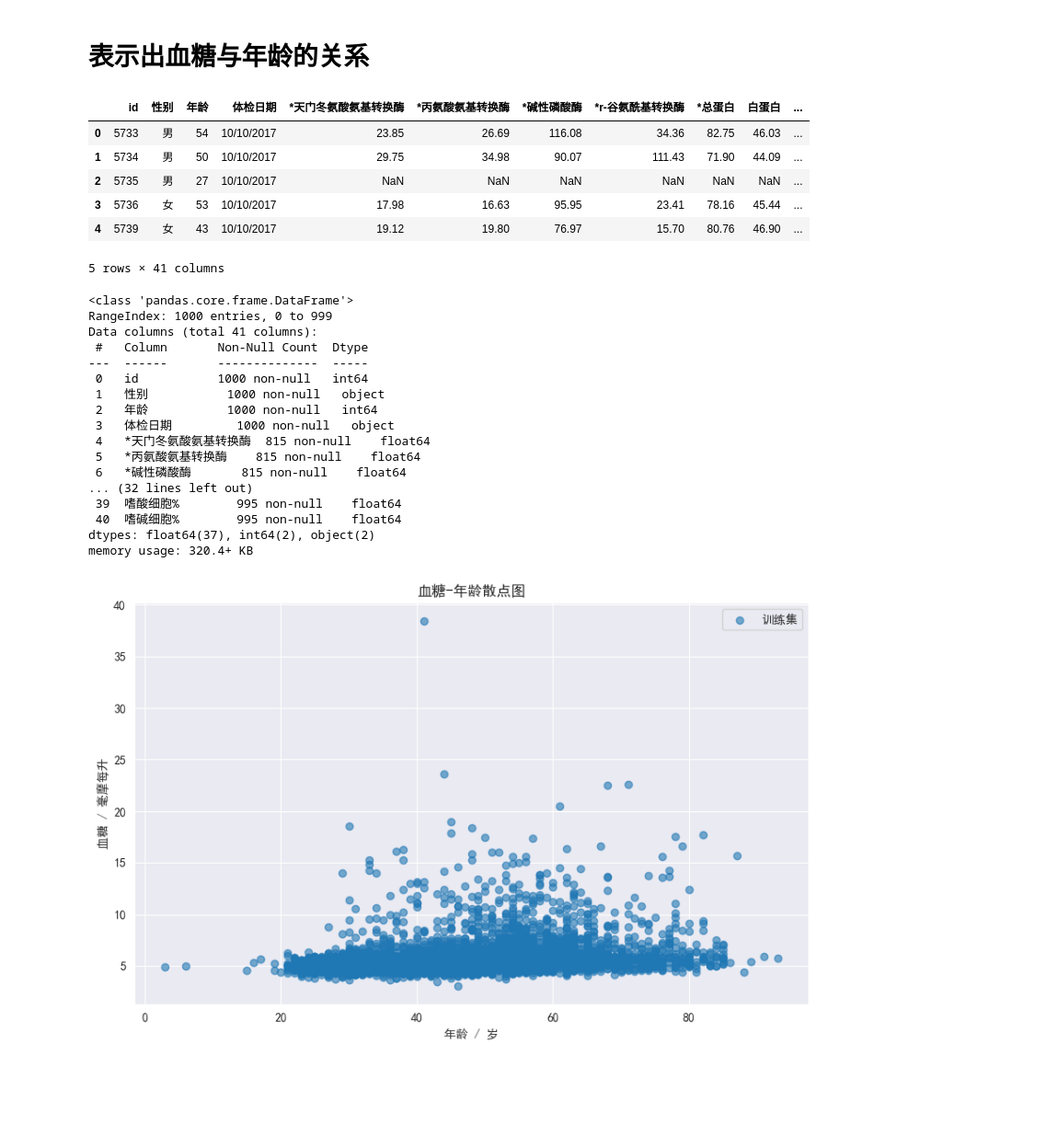
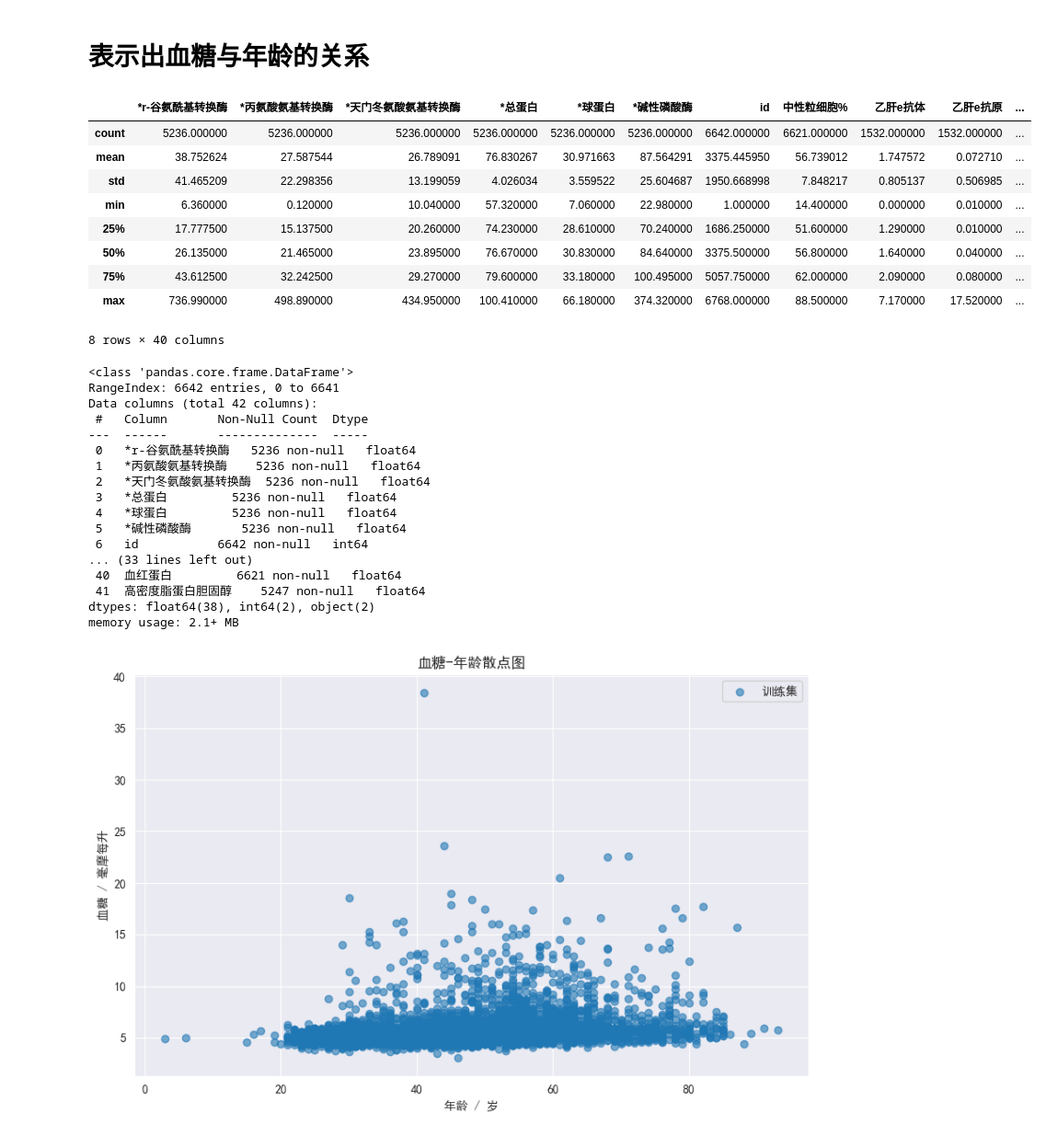
Before and after one commit to TennousuAthena/plasma_glucose_analyse, a Jupyter notebook: analyse.ipynb, the cells around one changed output. Shown: that part at 92% size. Saved outputs shown, nothing was run; the diff lists cells and outputs as text; code cells hidden in the pictures; blank space fills up the shorter version.

```diff
--- a/analyse.ipynb
+++ b/analyse.ipynb
@@ -17,40 +34,43 @@ PPT讲解 10分钟   严格控制时间。 PPT文档及word说明文档10月19
 # %%
 import pandas as pd
 import matplotlib.pyplot as plt
 
 # 数据读取
-dataTest = pd.read_csv("bloodsugar_test.csv" ,encoding='gbk')
-dataTrain = pd.read_csv("bloodsugar_train.csv" ,encoding='gbk')
+dataTest = pd.read_csv("bloodsugar_test.csv" , encoding='gbk')
+dataTrain = pd.read_csv("bloodsugar_train.csv" , encoding='gbk')
 
-dataTest.head()
+dataTrain.describe()
 # %% [output]
-|  | id | 性别 | 年龄 | 体检日期 | *天门冬氨酸氨基转换酶 | *丙氨酸氨基转换酶 | *碱性磷酸酶 | *r-谷氨酰基转换酶 | *总蛋白 | 白蛋白 | ... |
-| 0 | 5733 | 男 | 54 | 10/10/2017 | 23.85 | 26.69 | 116.08 | 34.36 | 82.75 | 46.03 | ... |
-| 1 | 5734 | 男 | 50 | 10/10/2017 | 29.75 | 34.98 | 90.07 | 111.43 | 71.90 | 44.09 | ... |
-| 2 | 5735 | 男 | 27 | 10/10/2017 | NaN | NaN | NaN | NaN | NaN | NaN | ... |
-| 3 | 5736 | 女 | 53 | 10/10/2017 | 17.98 | 16.63 | 95.95 | 23.41 | 78.16 | 45.44 | ... |
-| 4 | 5739 | 女 | 43 | 10/10/2017 | 19.12 | 19.80 | 76.97 | 15.70 | 80.76 | 46.90 | ... |
+|  | *r-谷氨酰基转换酶 | *丙氨酸氨基转换酶 | *天门冬氨酸氨基转换酶 | *总蛋白 | *球蛋白 | *碱性磷酸酶 | id | 中性粒细胞% | 乙肝e抗体 | 乙肝e抗原 | ... |
+| count | 5236.000000 | 5236.000000 | 5236.000000 | 5236.000000 | 5236.000000 | 5236.000000 | 6642.000000 | 6621.000000 | 1532.000000 | 1532.000000 | ... |
+| mean | 38.752624 | 27.587544 | 26.789091 | 76.830267 | 30.971663 | 87.564291 | 3375.445950 | 56.739012 | 1.747572 | 0.072710 | ... |
+| std | 41.465209 | 22.298356 | 13.199059 | 4.026034 | 3.559522 | 25.604687 | 1950.668998 | 7.848217 | 0.805137 | 0.506985 | ... |
+| min | 6.360000 | 0.120000 | 10.040000 | 57.320000 | 7.060000 | 22.980000 | 1.000000 | 14.400000 | 0.000000 | 0.010000 | ... |
+| 25% | 17.777500 | 15.137500 | 20.260000 | 74.230000 | 28.610000 | 70.240000 | 1686.250000 | 51.600000 | 1.290000 | 0.010000 | ... |
+| 50% | 26.135000 | 21.465000 | 23.895000 | 76.670000 | 30.830000 | 84.640000 | 3375.500000 | 56.800000 | 1.640000 | 0.040000 | ... |
+| 75% | 43.612500 | 32.242500 | 29.270000 | 79.600000 | 33.180000 | 100.495000 | 5057.750000 | 62.000000 | 2.090000 | 0.080000 | ... |
+| max | 736.990000 | 498.890000 | 434.950000 | 100.410000 | 66.180000 | 374.320000 | 6768.000000 | 88.500000 | 7.170000 | 17.520000 | ... |
-5 rows × 41 columns
+8 rows × 40 columns
 # %%
-dataTest.info()
+dataTrain.info()
 # %% [output]
 <class 'pandas.core.frame.DataFrame'>
-RangeIndex: 1000 entries, 0 to 999
-Data columns (total 41 columns):
+RangeIndex: 6642 entries, 0 to 6641
+Data columns (total 42 columns):
  #   Column       Non-Null Count  Dtype
 ---  ------       --------------  -----
- 0   id           1000 non-null   int64
- 1   性别           1000 non-null   object
- 2   年龄           1000 non-null   int64
- 3   体检日期         1000 non-null   object
- 4   *天门冬氨酸氨基转换酶  815 non-null    float64
- 5   *丙氨酸氨基转换酶    815 non-null    float64
- 6   *碱性磷酸酶       815 non-null    float64
-... (32 lines left out)
- 39  嗜酸细胞%        995 non-null    float64
- 40  嗜碱细胞%        995 non-null    float64
-dtypes: float64(37), int64(2), object(2)
-memory usage: 320.4+ KB
+ 0   *r-谷氨酰基转换酶   5236 non-null   float64
+ 1   *丙氨酸氨基转换酶    5236 non-null   float64
+ 2   *天门冬氨酸氨基转换酶  5236 non-null   float64
+ 3   *总蛋白         5236 non-null   float64
+ 4   *球蛋白         5236 non-null   float64
+ 5   *碱性磷酸酶       5236 non-null   float64
+ 6   id           6642 non-null   int64
+... (33 lines left out)
+ 40  血红蛋白         6621 non-null   float64
+ 41  高密度脂蛋白胆固醇    5247 non-null   float64
+dtypes: float64(38), int64(2), object(2)
+memory usage: 2.1+ MB
 # %%
 import pandas as pd
 import matplotlib.pyplot as plt
```
Also changed, not shown: parts of 10 cells of this notebook.
